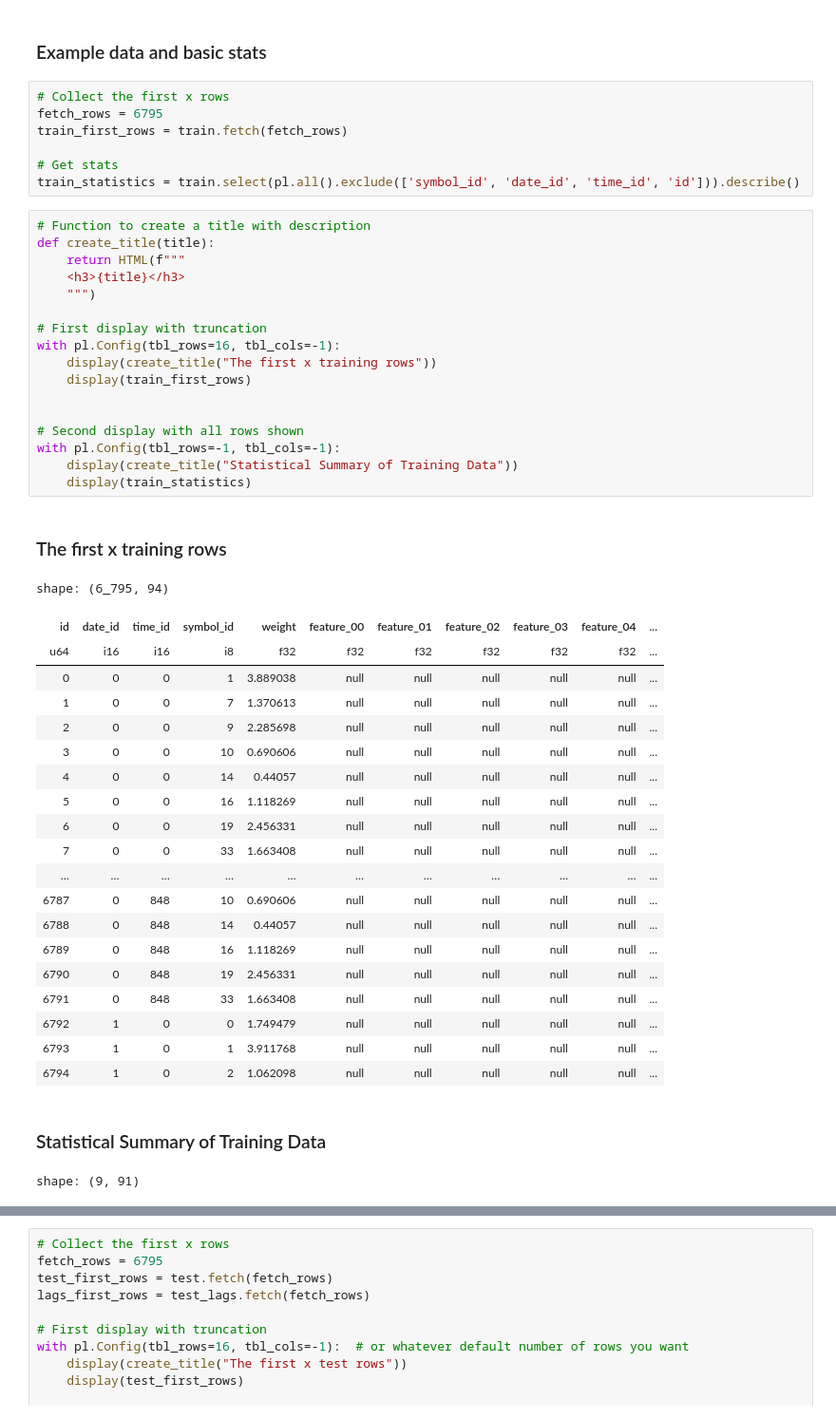
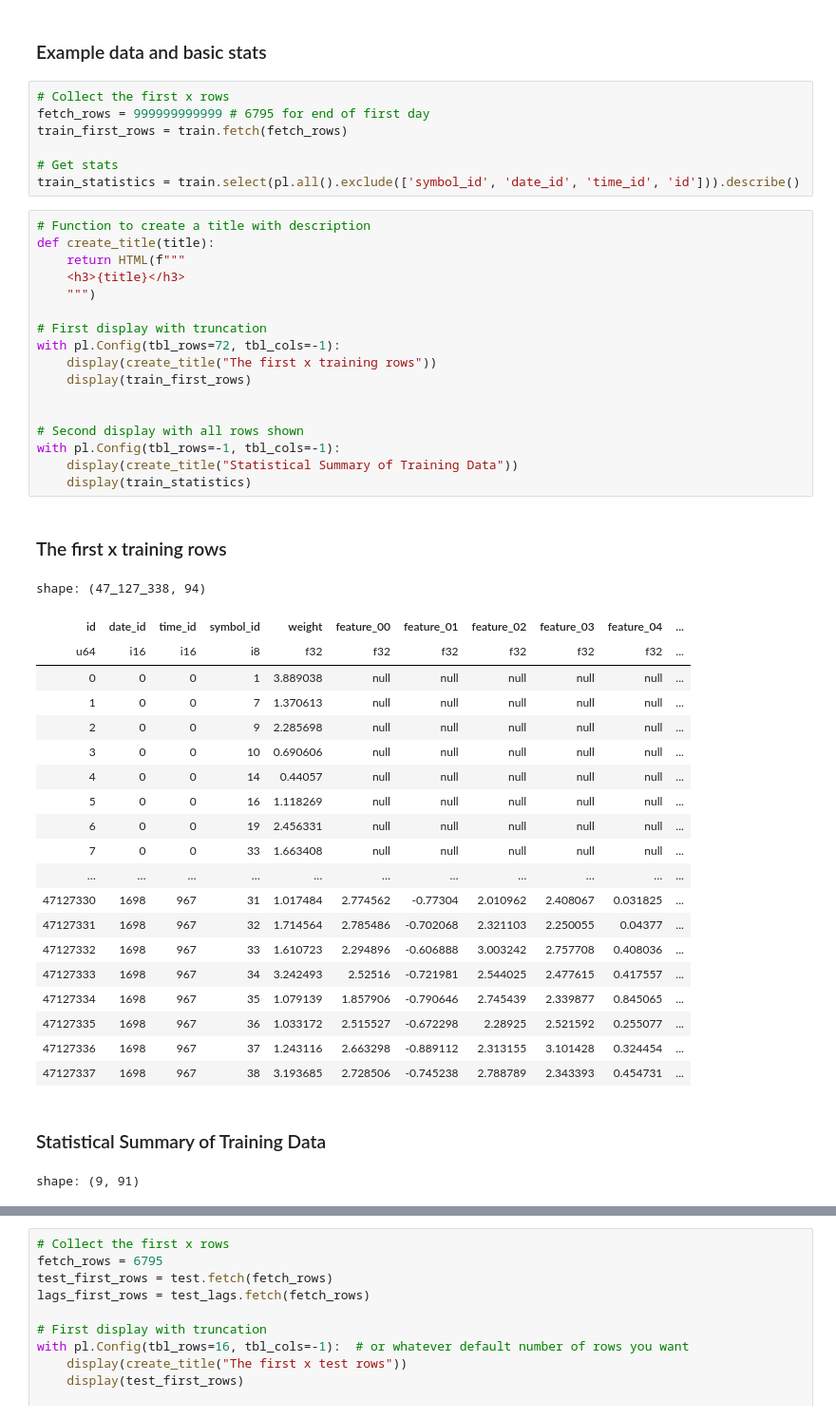
Before and after one commit to JacksonSprigg/JaneStreet-Kaggle, a Jupyter notebook: data_analysis/blah.ipynb, the cells around one changed output, grey strips where cells are left out. Shown at 95% size. Cells and saved outputs as stored; diff of their text form.

```diff
--- a/data_analysis/blah.ipynb
+++ b/data_analysis/blah.ipynb
@@ -88,7 +88,7 @@ Note: These statistics are based on the entire dataset and may take some time to
 ### Example data and basic stats
 # %%
 # Collect the first x rows
-fetch_rows = 6795
+fetch_rows = 999999999999 # 6795 for end of first day
 train_first_rows = train.fetch(fetch_rows)
 
 # Get stats
@@ -96,42 +96,42 @@ train_statistics = train.select(pl.all().exclude(['symbol_id', 'date_id', 'time_
 # %%
 # Function to create a title with description
 def create_title(title):
     return HTML(f"""
     <h3>{title}</h3>
     """)
 
 # First display with truncation
-with pl.Config(tbl_rows=16, tbl_cols=-1):
+with pl.Config(tbl_rows=72, tbl_cols=-1):
     display(create_title("The first x training rows"))
     display(train_first_rows)
 
 
 # Second display with all rows shown
 with pl.Config(tbl_rows=-1, tbl_cols=-1):
     display(create_title("Statistical Summary of Training Data"))
     display(train_statistics)
 # %% [output]
 The first x training rows
-shape: (6_795, 94)
+shape: (47_127_338, 94)
 | id | date_id | time_id | symbol_id | weight | feature_00 | feature_01 | feature_02 | feature_03 | feature_04 | ... |
 | u64 | i16 | i16 | i8 | f32 | f32 | f32 | f32 | f32 | f32 | ... |
 | 0 | 0 | 0 | 1 | 3.889038 | null | null | null | null | null | ... |
 | 1 | 0 | 0 | 7 | 1.370613 | null | null | null | null | null | ... |
 | 2 | 0 | 0 | 9 | 2.285698 | null | null | null | null | null | ... |
 | 3 | 0 | 0 | 10 | 0.690606 | null | null | null | null | null | ... |
 | 4 | 0 | 0 | 14 | 0.44057 | null | null | null | null | null | ... |
 | 5 | 0 | 0 | 16 | 1.118269 | null | null | null | null | null | ... |
 | 6 | 0 | 0 | 19 | 2.456331 | null | null | null | null | null | ... |
 | 7 | 0 | 0 | 33 | 1.663408 | null | null | null | null | null | ... |
 | … | … | … | … | … | … | … | … | … | … | ... |
-| 6787 | 0 | 848 | 10 | 0.690606 | null | null | null | null | null | ... |
-| 6788 | 0 | 848 | 14 | 0.44057 | null | null | null | null | null | ... |
-| 6789 | 0 | 848 | 16 | 1.118269 | null | null | null | null | null | ... |
-| 6790 | 0 | 848 | 19 | 2.456331 | null | null | null | null | null | ... |
-| 6791 | 0 | 848 | 33 | 1.663408 | null | null | null | null | null | ... |
-| 6792 | 1 | 0 | 0 | 1.749479 | null | null | null | null | null | ... |
-| 6793 | 1 | 0 | 1 | 3.911768 | null | null | null | null | null | ... |
-| 6794 | 1 | 0 | 2 | 1.062098 | null | null | null | null | null | ... |
+| 47127330 | 1698 | 967 | 31 | 1.017484 | 2.774562 | -0.77304 | 2.010962 | 2.408067 | 0.031825 | ... |
+| 47127331 | 1698 | 967 | 32 | 1.714564 | 2.785486 | -0.702068 | 2.321103 | 2.250055 | 0.04377 | ... |
+| 47127332 | 1698 | 967 | 33 | 1.610723 | 2.294896 | -0.606888 | 3.003242 | 2.757708 | 0.408036 | ... |
+| 47127333 | 1698 | 967 | 34 | 3.242493 | 2.52516 | -0.721981 | 2.544025 | 2.477615 | 0.417557 | ... |
+| 47127334 | 1698 | 967 | 35 | 1.079139 | 1.857906 | -0.790646 | 2.745439 | 2.339877 | 0.845065 | ... |
+| 47127335 | 1698 | 967 | 36 | 1.033172 | 2.515527 | -0.672298 | 2.28925 | 2.521592 | 0.255077 | ... |
+| 47127336 | 1698 | 967 | 37 | 1.243116 | 2.663298 | -0.889112 | 2.313155 | 3.101428 | 0.324454 | ... |
+| 47127337 | 1698 | 967 | 38 | 3.193685 | 2.728506 | -0.745238 | 2.788789 | 2.343393 | 0.454731 | ... |
 Statistical Summary of Training Data
 shape: (9, 91)
 | statistic | weight | feature_00 | feature_01 | feature_02 | feature_03 | feature_04 | feature_05 | feature_06 | ... |
```
Also changed, not shown: 7 other files.
